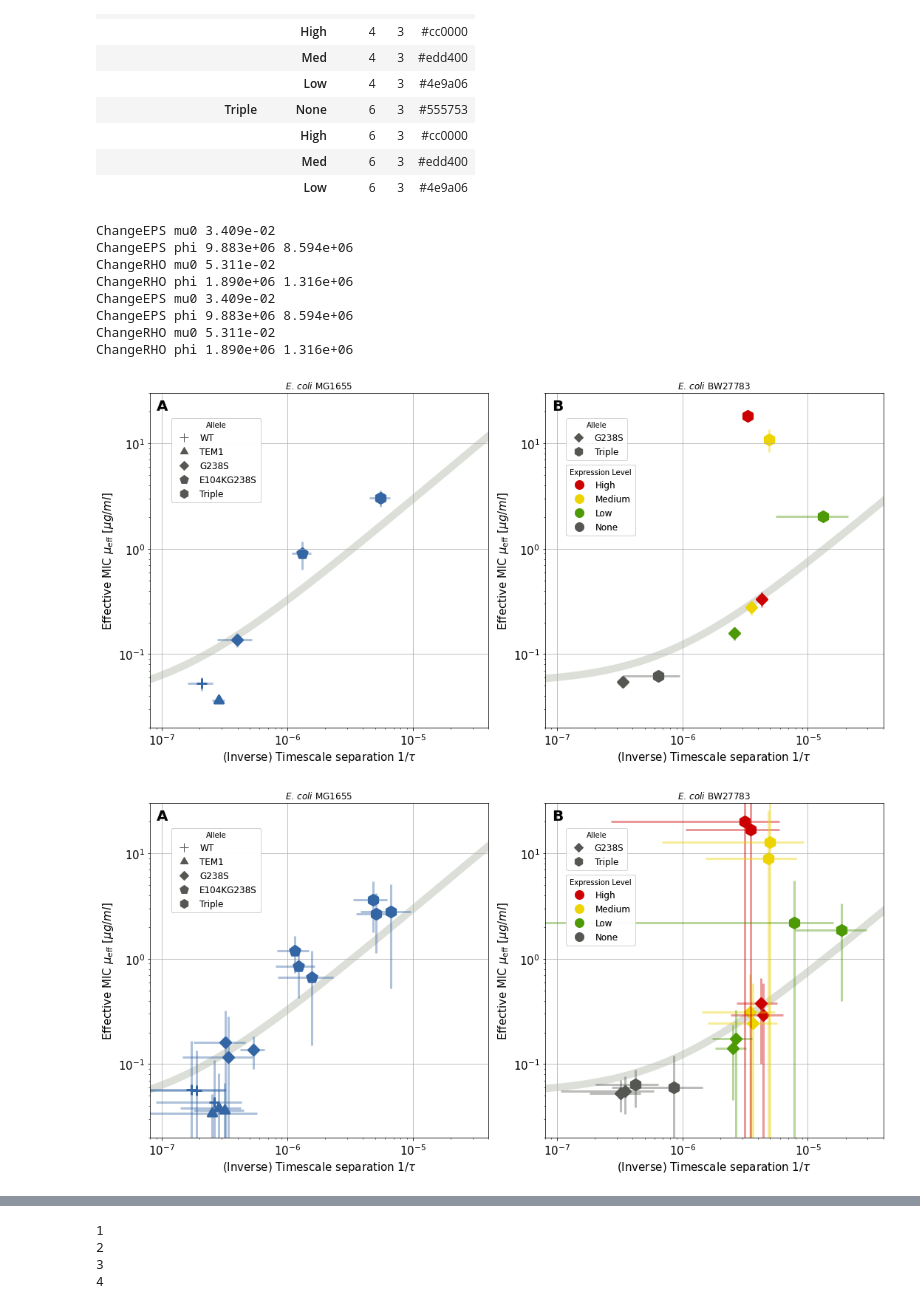
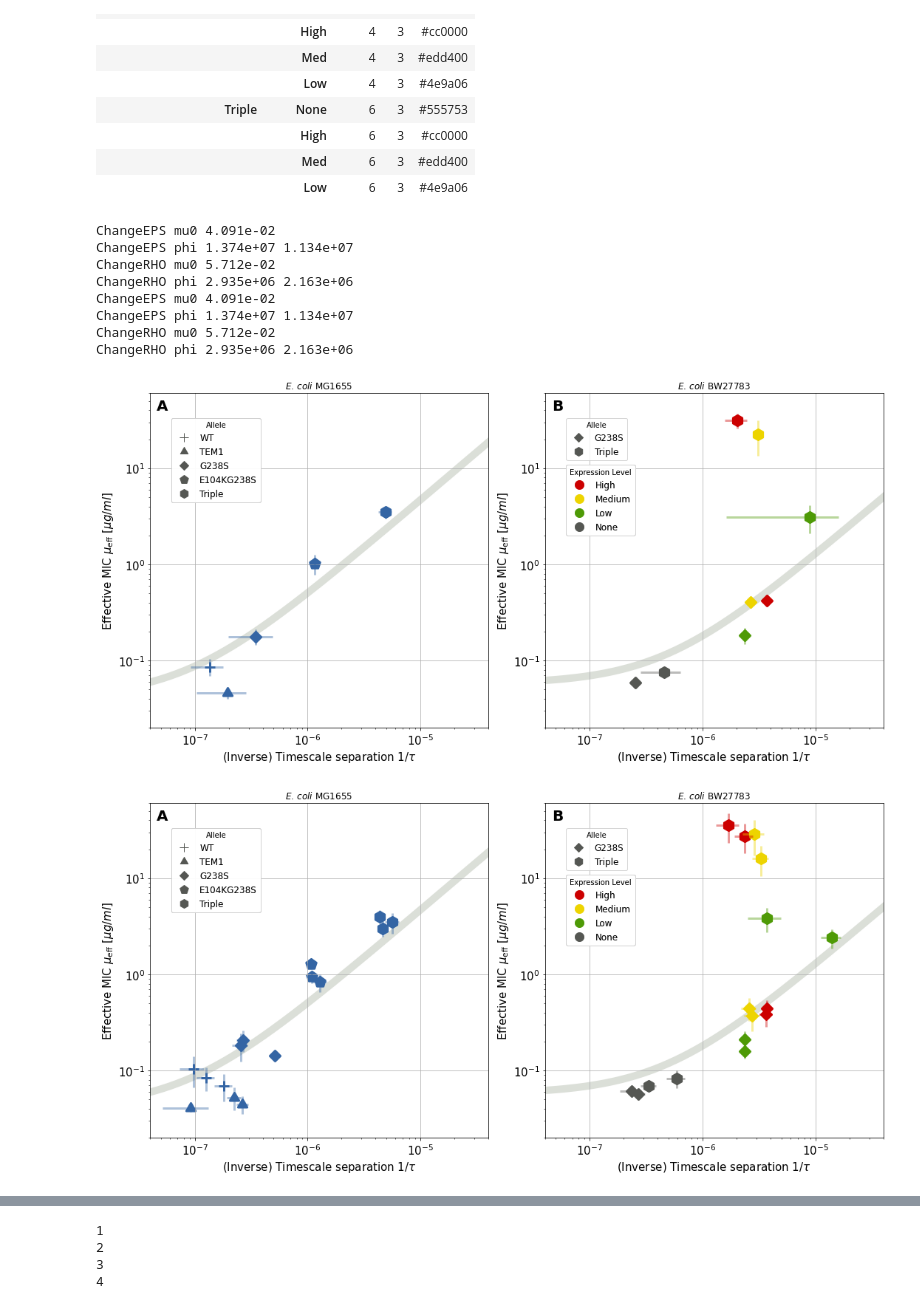
Before and after one commit to Michael000777/antibiotics, a Jupyter notebook: Plots/Plots for Manuscript.ipynb, the cells around one changed output, grey strips where cells are left out. Saved outputs shown, nothing was run; the diff lists cells and outputs as text; code cells hidden in the pictures.

```diff
--- a/Plots/Plots for Manuscript.ipynb
+++ b/Plots/Plots for Manuscript.ipynb
@@ -34,7 +34,7 @@ design_assignment_ChangeRHO = {  'ChangeRHO_G238S.xlsx':    [0, 0, 0, 0, 0, 0, 0
 
 
 def make_argparse_options(filename,design_assignment):
-    return ['-q','-i',basedir + filename.split('_')[0] + '/' + filename,'-M','NfuncB','BfuncN', '-D'] + [str(i) for i in design_assignment]
+    return ['-qO','-i',basedir + filename.split('_')[0] + '/' + filename,'-M','NfuncB','BfuncN', 'BfuncLogN', '-D'] + [str(i) for i in design_assignment]
 
 def AddDF(df1 = None,df2 = None):
     if df1 is None:    return df2
@@ -203,17 +204,17 @@ def PlotTauMIC(filename                = 'tau_smic.pdf',
     results_local = results[~results['Title'].isin(exclude_experiment_keys)].copy()
 
     if average_replicates:
-        results_local = results_local.groupby(['exp','Allele','ExprLevel']).agg({'NB_sMIC':['mean','std'],'NB_tau':['mean','std']}).reset_index()
-        results_local.columns = ['exp','Allele','ExprLevel','NB_sMIC','NB_sMIC_stddev','NB_tau','NB_tau_stddev']
+        results_local = results_local.groupby(['exp','Allele','ExprLevel']).agg({'BlN_sMIC':['mean','std'],'BlN_itau':['mean','std']}).reset_index()
+        results_local.columns = ['exp','Allele','ExprLevel','BlN_sMIC','BlN_sMIC_stddev','BlN_itau','BlN_itau_stddev']
 
     fitvalues    = {}
     cov          = {}
     mu0_estimate = {}
 
     for exp in ['ChangeEPS','ChangeRHO']:
-        tau                      = 1/results[(results['exp'] == exp) & ~results['Title'].isin(exclude_experiment_keys) & ~results['Title'].isin(exclude_from_fit)]['NB_tau'].values
-        mueff                    = results[(results['exp'] == exp) & ~results['Title'].isin(exclude_experiment_keys) & ~results['Title'].isin(exclude_from_fit)]['NB_sMIC'].values
-        mu0                      = results[(results['exp'] == exp) & ~results['Title'].isin(exclude_experiment_keys) & ~results['Title'].isin(exclude_from_fit) & results['Title'].isin(experiments_for_mu)]['NB_sMIC'].values
+        tau                      = 1/results[(results['exp'] == exp) & ~results['Title'].isin(exclude_experiment_keys) & ~results['Title'].isin(exclude_from_fit)]['BlN_itau'].values
+        mueff                    = results[(results['exp'] == exp) & ~results['Title'].isin(exclude_experiment_keys) & ~results['Title'].isin(exclude_from_fit)]['BlN_sMIC'].values
+        mu0                      = results[(results['exp'] == exp) & ~results['Title'].isin(exclude_experiment_keys) & ~results['Title'].isin(exclude_from_fit) & results['Title'].isin(experiments_for_mu)]['BlN_sMIC'].values
 
         if len(mu0) > 0:
             mu0_estimate[exp]    = np.mean(mu0)
@@ -239,13 +240,13 @@ def PlotTauMIC(filename                = 'tau_smic.pdf',
 
     for index,experiment in results_local.iterrows():
         if show_errors:
-            axplot[experiment['exp']].errorbar(experiment['NB_tau'],experiment['NB_sMIC'], yerr = experiment['NB_sMIC_stddev'], xerr = experiment['NB_tau_stddev'],  **plotoptions(experiment, errorbars=True))
-        axplot[experiment['exp']].scatter(experiment['NB_tau'],experiment['NB_sMIC'], **plotoptions(experiment))
+            axplot[experiment['exp']].errorbar(experiment['BlN_itau'],experiment['BlN_sMIC'], yerr = experiment['BlN_sMIC_stddev'], xerr = experiment['BlN_itau_stddev'],  **plotoptions(experiment, errorbars=True))
+        axplot[experiment['exp']].scatter(experiment['BlN_itau'],experiment['BlN_sMIC'], **plotoptions(experiment))
 
     axplot['ChangeEPS'].set_yscale('log')
     axplot['ChangeEPS'].set_xscale('log')
-    axplot['ChangeEPS'].set_xlim([8e-8,4e-5])
-    axplot['ChangeEPS'].set_ylim([2e-2,3e1])
+    axplot['ChangeEPS'].set_xlim([4e-8,4e-5])
+    axplot['ChangeEPS'].set_ylim([2e-2,6e1])
     axplot['ChangeEPS'].set_xlabel(r'(Inverse) Timescale separation $1/\tau$', fontsize = label_fontsize)
     axplot['ChangeEPS'].set_ylabel(r'Effective MIC $\mu_\mathrm{{eff}}$ $[\mu g/ml]$', fontsize = label_fontsize)
     axplot['ChangeEPS'].tick_params(labelsize = axes_fontsize)
@@ -253,8 +254,8 @@ def PlotTauMIC(filename                = 'tau_smic.pdf',
     if separate_strains:
         axplot['ChangeRHO'].set_yscale('log')
         axplot['ChangeRHO'].set_xscale('log')
-        axplot['ChangeRHO'].set_xlim([8e-8,4e-5])
-        axplot['ChangeRHO'].set_ylim([2e-2,3e1])
+        axplot['ChangeRHO'].set_xlim([4e-8,4e-5])
+        axplot['ChangeRHO'].set_ylim([2e-2,6e1])
         axplot['ChangeRHO'].set_xlabel(r'(Inverse) Timescale separation $1/\tau$', fontsize = label_fontsize)
         axplot['ChangeRHO'].set_ylabel(r'Effective MIC $\mu_\mathrm{{eff}}$ $[\mu g/ml]$', fontsize = label_fontsize)
         axplot['ChangeRHO'].tick_params(labelsize = axes_fontsize)
@@ -323,43 +324,43 @@ def PlotTauMIC(filename                = 'tau_smic.pdf',
 
         axplot['ChangeEPS'].grid(zorder = -1)
         axplot['ChangeRHO'].grid(zorder= -1)
 
     #print(results_local)
 
     fig.tight_layout()
     if isinstance(filename,list):
         for f in filename:
             fig.savefig(f)
     else:
         fig.savefig(filename)
 
 
 PlotTauMIC(filename = ['fig4_tauscmic.pdf','fig4_tauscmic.png'],
            exclude_experiment_keys = [title for title in results['Title'] if '-IPTG' in title],
            exclude_from_fit = ['Triple_High_1','Triple_High_2','Triple_Med_1','Triple_Med_2'],
            separate_strains = True,
            average_replicates = True,
            show_errors = True,
            experiments_for_mu=['WT', 'None'])
 
 PlotTauMIC(filename = ['fig4_tauscmic_replicates.pdf','fig4_tauscmic_replicates.png'],
            exclude_experiment_keys = [title for title in results['Title'] if '-IPTG' in title],
            exclude_from_fit = ['Triple_High_1','Triple_High_2','Triple_Med_1','Triple_Med_2'],
            separate_strains = True,
            average_replicates = False,
            show_errors = True,
            experiments_for_mu=['WT', 'None'])
 # %% [output]
-ChangeEPS mu0 3.409e-02
-ChangeEPS phi 9.883e+06 8.594e+06
-ChangeRHO mu0 5.311e-02
-ChangeRHO phi 1.890e+06 1.316e+06
-ChangeEPS mu0 3.409e-02
-ChangeEPS phi 9.883e+06 8.594e+06
-ChangeRHO mu0 5.311e-02
-ChangeRHO phi 1.890e+06 1.316e+06
+ChangeEPS mu0 4.091e-02
+ChangeEPS phi 1.374e+07 1.134e+07
+ChangeRHO mu0 5.712e-02
+ChangeRHO phi 2.935e+06 2.163e+06
+ChangeEPS mu0 4.091e-02
+ChangeEPS phi 1.374e+07 1.134e+07
+ChangeRHO mu0 5.712e-02
+ChangeRHO phi 2.935e+06 2.163e+06
-[figure, old version]
+[figure, new version]
-[figure, old version]
+[figure, new version]
 # %%
 def grid2design(gridcoordinates, plate_size, griddesign = (12.,8.)):
     if isinstance(gridcoordinates[0],(list,tuple,np.ndarray)):
```
Also changed, not shown: parts of 2 cells of this notebook, 2 other files.
